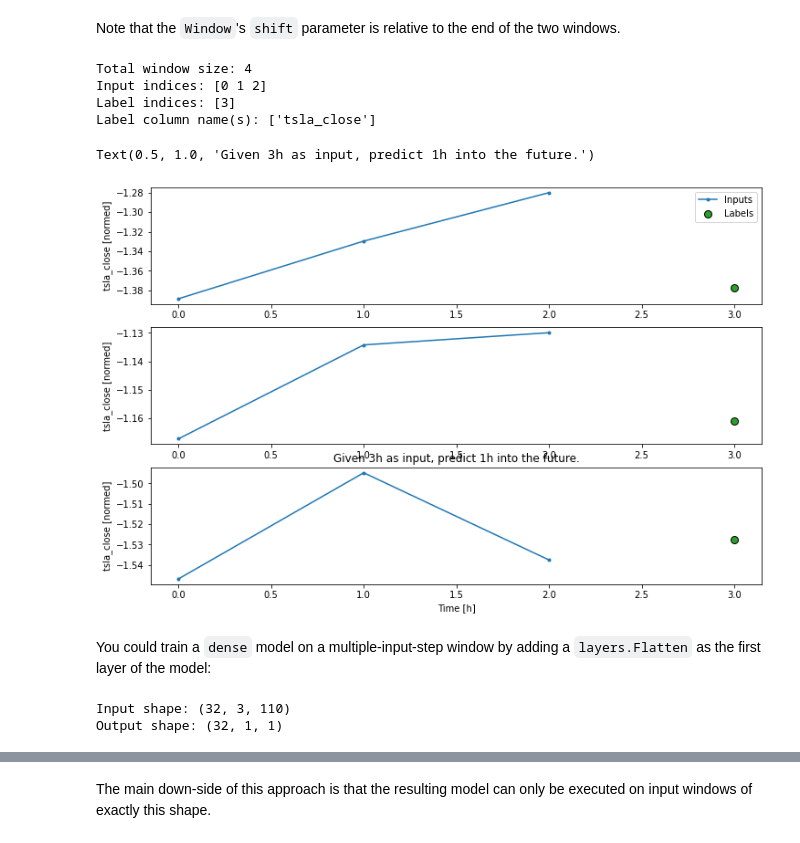
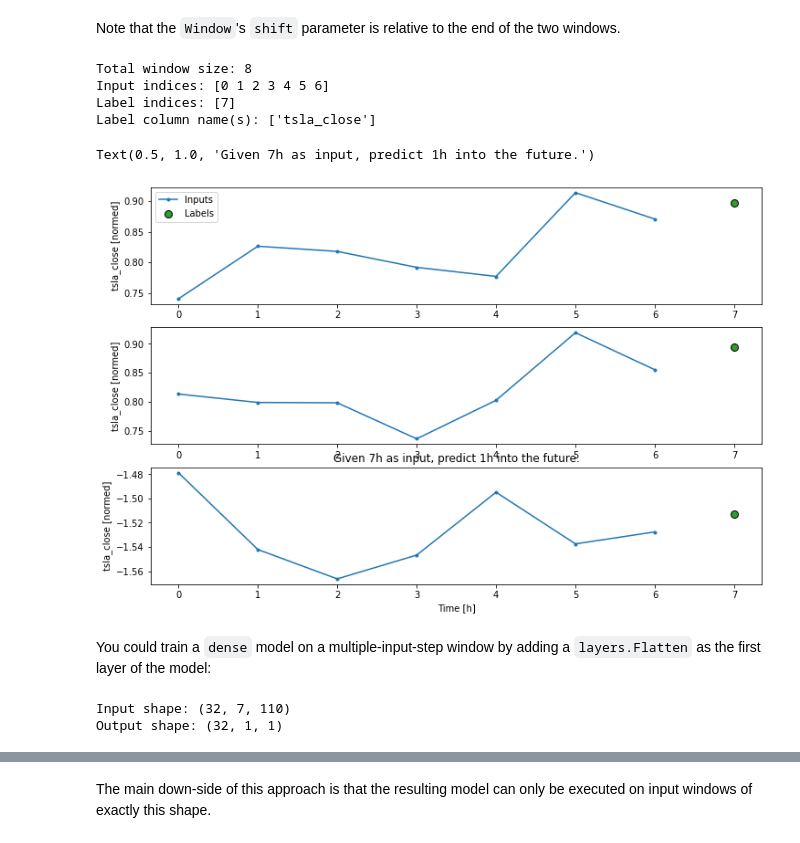
Before and after one commit to neuralnetes/notebooks, a Jupyter notebook: time-series/yfinance.ipynb, the cells around one changed output, grey strips where cells are left out. Drawn from its saved outputs; the diff is of its cells as text; code cells hidden in the pictures.

```diff
--- a/time-series/yfinance.ipynb
+++ b/time-series/yfinance.ipynb
@@ -789,7 +808,7 @@ Create a `WindowGenerator` that will produce batches of the 3h of inputs and, 1h
 # %% [markdown]
 Note that the `Window`'s `shift` parameter is relative to the end of the two windows.
 # %%
-CONV_WIDTH = 3
+CONV_WIDTH = 7
 conv_window = WindowGenerator(
     input_width=CONV_WIDTH,
     label_width=1,
@@ -798,16 +817,16 @@ conv_window = WindowGenerator(
 
 conv_window
 # %% [output]
-Total window size: 4
-Input indices: [0 1 2]
-Label indices: [3]
+Total window size: 8
+Input indices: [0 1 2 3 4 5 6]
+Label indices: [7]
 Label column name(s): ['tsla_close']
 # %%
 conv_window.plot()
-plt.title("Given 3h as input, predict 1h into the future.")
+plt.title("Given 7h as input, predict 1h into the future.")
 # %% [output]
-Text(0.5, 1.0, 'Given 3h as input, predict 1h into the future.')
+Text(0.5, 1.0, 'Given 7h as input, predict 1h into the future.')
-[figure, old version]
+[figure, new version]
 # %% [markdown]
 You could train a `dense` model on a multiple-input-step window by adding a `layers.Flatten` as the first layer of the model:
 # %%
@@ -825,7 +844,7 @@ multi_step_dense = tf.keras.Sequential([
 print('Input shape:', conv_window.example[0].shape)
 print('Output shape:', multi_step_dense(conv_window.example[0]).shape)
 # %% [output]
-Input shape: (32, 3, 110)
+Input shape: (32, 7, 110)
 Output shape: (32, 1, 1)
 # %%
 history = compile_and_fit(multi_step_dense, conv_window)
```
Also changed, not shown: parts of 50 cells of this notebook.
